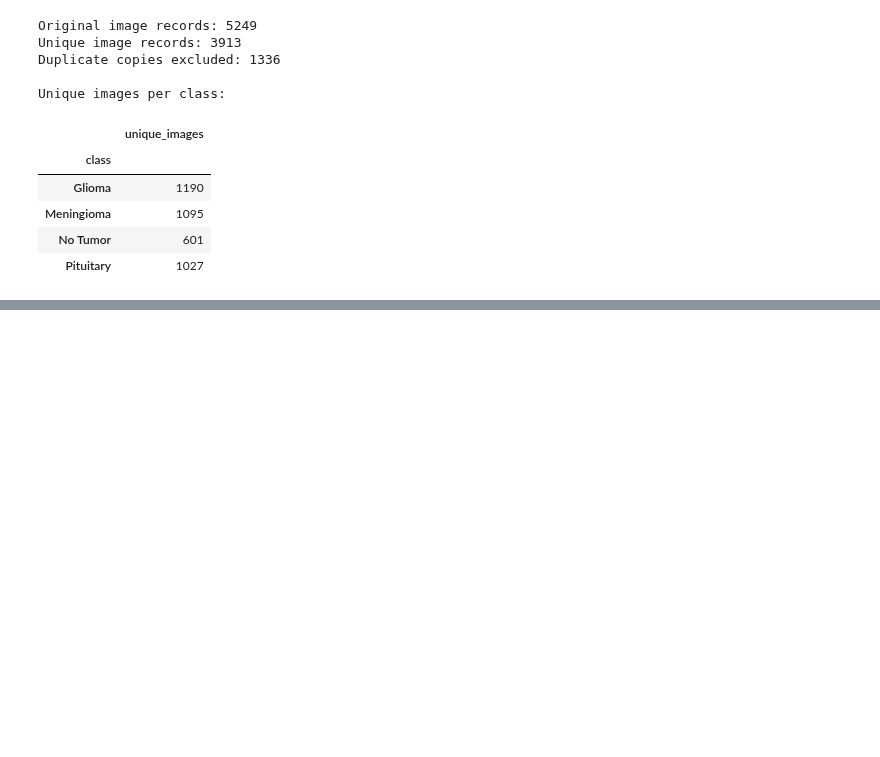
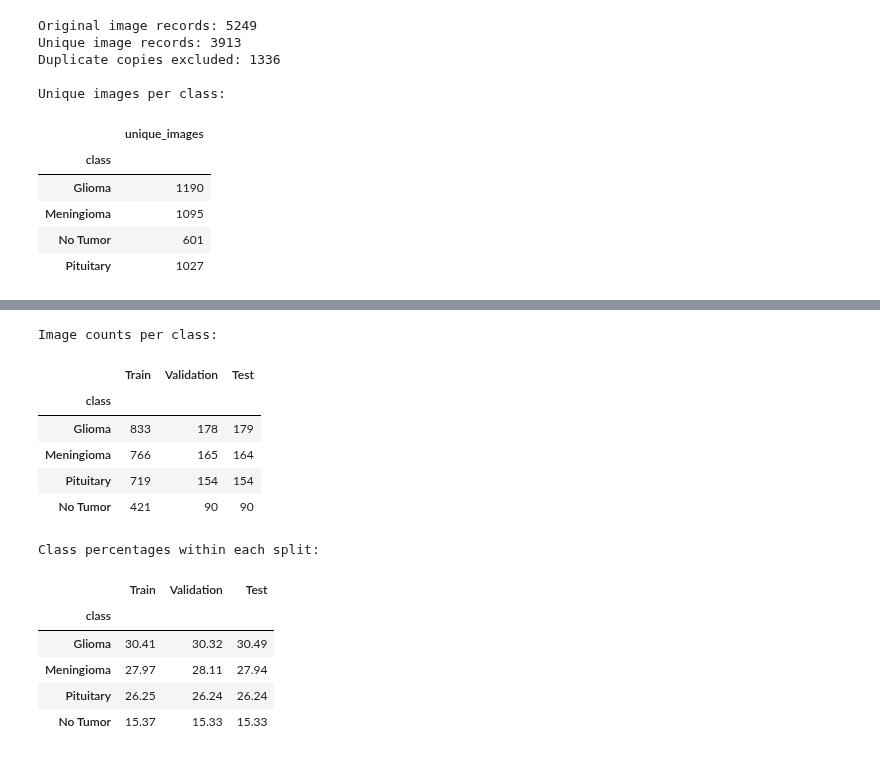
Before and after one commit to lahcen404/BrainScanAI-v2, a Jupyter notebook: notebooks/02_classification_eda.ipynb, the cells around one changed output, grey strips where cells are left out. Drawn from its saved outputs; the diff is of its cells as text; code cells hidden in the pictures; blank space fills up the shorter version.

```diff
--- a/notebooks/02_classification_eda.ipynb
+++ b/notebooks/02_classification_eda.ipynb
@@ -908,0 +956,37 @@ Unique images per class:
+# %%
+
+splits = {
+    "Train": train_df,
+    "Validation": val_df,
+    "Test": test_df
+}
+
+class_counts = pd.DataFrame({
+    name: df["class"].value_counts()
+    for name, df in splits.items()
+}).fillna(0).astype(int)
+
+class_percentages = (
+    class_counts.div(class_counts.sum(axis=0), axis=1) * 100
+).round(2)
+
+print("Image counts per class:")
+display(class_counts)
+
+print("\nClass percentages within each split:")
+display(class_percentages)
+# %% [output]
+Image counts per class:
+|  | Train | Validation | Test |
+| class |  |  |  |
+| Glioma | 833 | 178 | 179 |
+| Meningioma | 766 | 165 | 164 |
+| Pituitary | 719 | 154 | 154 |
+| No Tumor | 421 | 90 | 90 |
+Class percentages within each split:
+|  | Train | Validation | Test |
+| class |  |  |  |
+| Glioma | 30.41 | 30.32 | 30.49 |
+| Meningioma | 27.97 | 28.11 | 27.94 |
+| Pituitary | 26.25 | 26.24 | 26.24 |
+| No Tumor | 15.37 | 15.33 | 15.33 |
```
Also changed, not shown: parts of 12 cells of this notebook, 2 other files.
